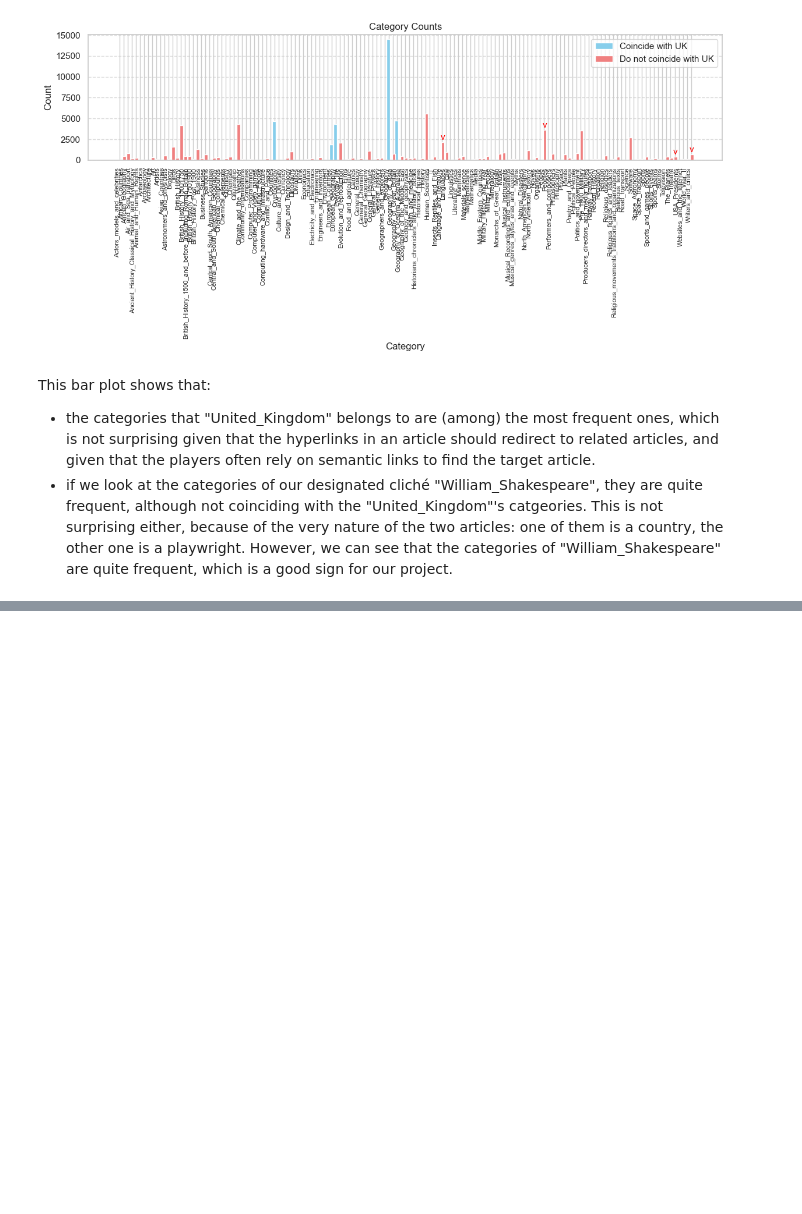
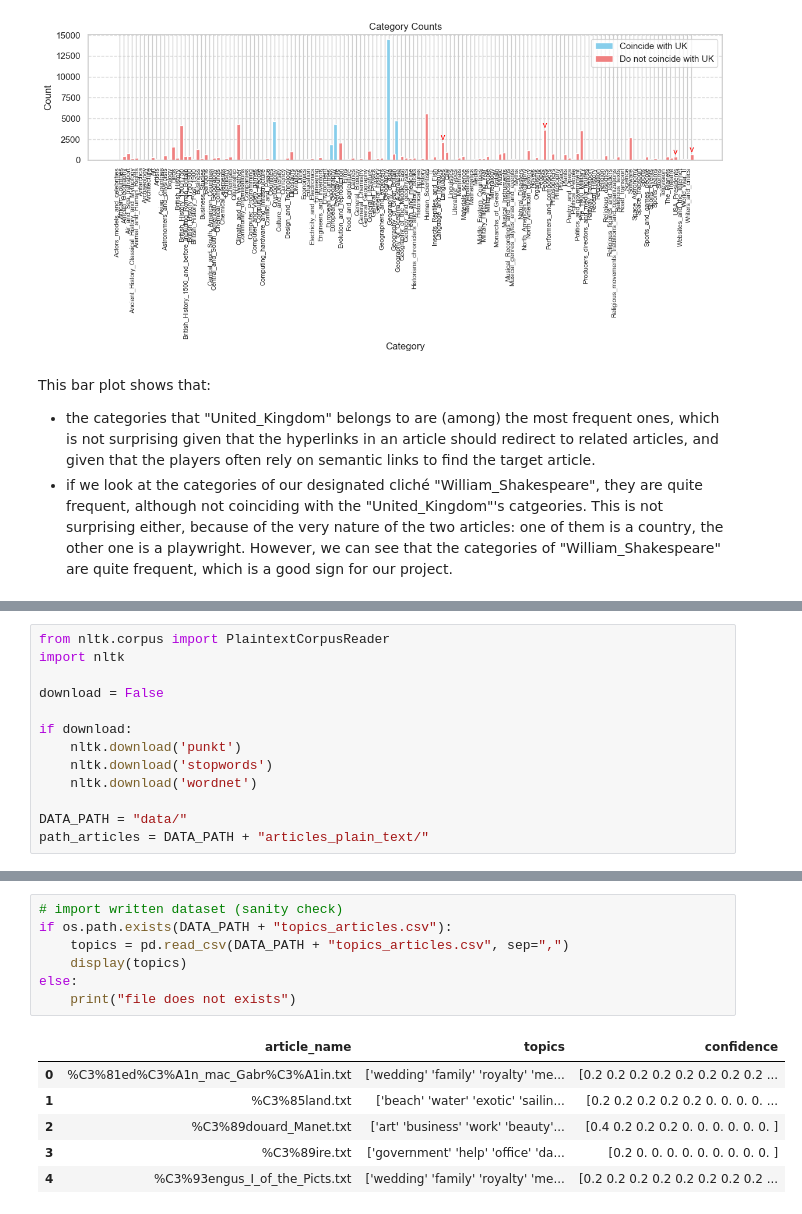
Before and after one commit to epfl-ada/ada-2023-project-abracadabra2023, a Jupyter notebook: nb.ipynb, the cells around one changed output, grey strips where cells are left out. Drawn from its saved outputs; the diff is of its cells as text; blank space fills up the shorter version.

Commit message:
pipeline analysis articles' content/topics + seegull

```diff
--- a/nb.ipynb
+++ b/nb.ipynb
@@ -337,0 +350,13 @@ This bar plot shows that:
+# %%
+from nltk.corpus import PlaintextCorpusReader
+import nltk
+
+download = False
+
+if download:
+    nltk.download('punkt')
+    nltk.download('stopwords')
+    nltk.download('wordnet')
+
+DATA_PATH = "data/"
+path_articles = DATA_PATH + "articles_plain_text/"
@@ -337,0 +440,14 @@ This bar plot shows that:
+# %%
+# import written dataset (sanity check)
+if os.path.exists(DATA_PATH + "topics_articles.csv"):
+    topics = pd.read_csv(DATA_PATH + "topics_articles.csv", sep=",")
+    display(topics)
+else:
+    print("file does not exists")
+# %% [output]
+|  | article_name | topics | confidence |
+| 0 | %C3%81ed%C3%A1n_mac_Gabr%C3%A1in.txt | ['wedding' 'family' 'royalty' 'me... | [0.2 0.2 0.2 0.2 0.2 0.2 0.2 0.2 ... |
+| 1 | %C3%85land.txt | ['beach' 'water' 'exotic' 'sailin... | [0.2 0.2 0.2 0.2 0.2 0. 0. 0. 0. ... |
+| 2 | %C3%89douard_Manet.txt | ['art' 'business' 'work' 'beauty'... | [0.4 0.2 0.2 0.2 0. 0. 0. 0. 0. 0. ] |
+| 3 | %C3%89ire.txt | ['government' 'help' 'office' 'da... | [0.2 0. 0. 0. 0. 0. 0. 0. 0. 0. ] |
+| 4 | %C3%93engus_I_of_the_Picts.txt | ['wedding' 'family' 'royalty' 'me... | [0.2 0.2 0.2 0.2 0.2 0.2 0.2 0.2 ... |
```
Also changed, not shown: parts of 8 cells of this notebook, 1 other file.
